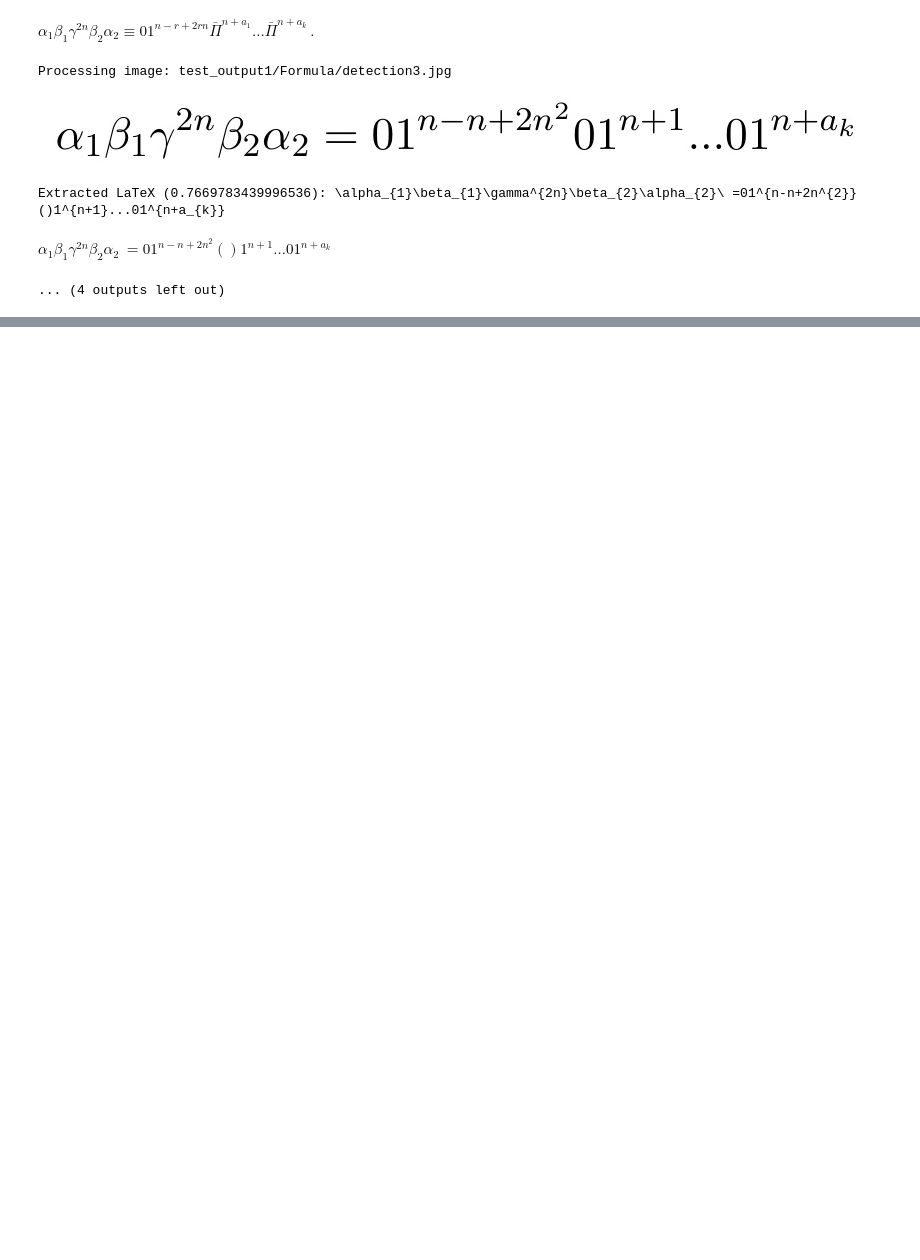
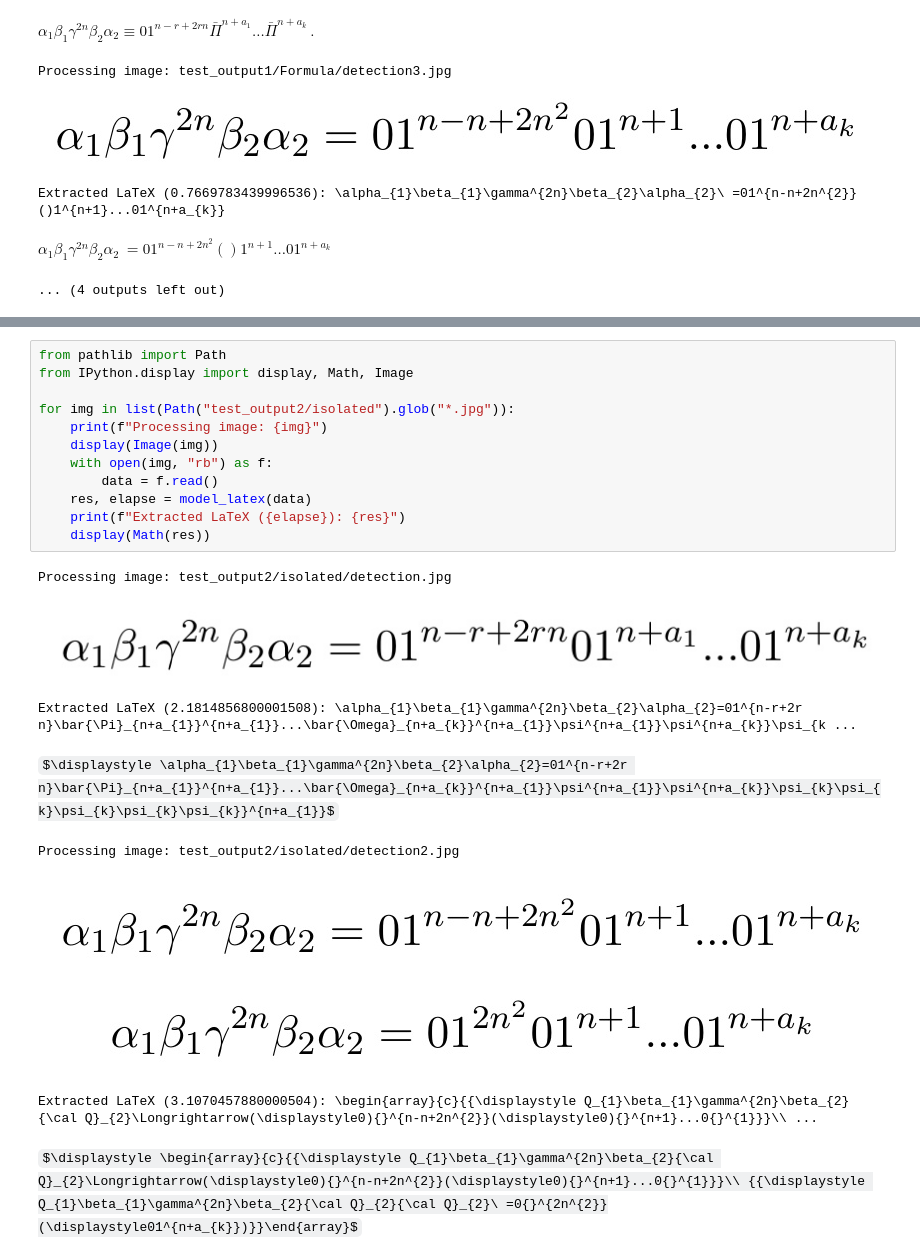
Before and after one commit to nasibulinaa/mipt_mag_diploma, a Jupyter notebook: experiments/initial_analyze/5test_yolo-based.ipynb, the cells around one changed output, grey strips where cells are left out. Drawn from its saved outputs; the diff is of its cells as text; some formulas as TeX source; blank space fills up the shorter version.

Commit message:
more tech tests

```diff
--- a/experiments/initial_analyze/5test_yolo-based.ipynb
+++ b/experiments/initial_analyze/5test_yolo-based.ipynb
@@ -113,0 +129,21 @@ $\displaystyle \alpha_{1}\beta_{1}\gamma^{2n}\beta_{2}\alpha_{2}\ =01^{n-n+2n^{2
+# %%
+from pathlib import Path
+from IPython.display import display, Math, Image
+
+for img in list(Path("test_output2/isolated").glob("*.jpg")):
+    print(f"Processing image: {img}")
+    display(Image(img))
+    with open(img, "rb") as f:
+        data = f.read()
+    res, elapse = model_latex(data)
+    print(f"Extracted LaTeX ({elapse}): {res}")
+    display(Math(res))
+# %% [output]
+Processing image: test_output2/isolated/detection.jpg
+[figure, added]
+Extracted LaTeX (2.1814856800001508): \alpha_{1}\beta_{1}\gamma^{2n}\beta_{2}\alpha_{2}=01^{n-r+2r n}\bar{\Pi}_{n+a_{1}}^{n+a_{1}}...\bar{\Omega}_{n+a_{k}}^{n+a_{1}}\psi^{n+a_{1}}\psi^{n+a_{k}}\psi_{k ...
+$\displaystyle \alpha_{1}\beta_{1}\gamma^{2n}\beta_{2}\alpha_{2}=01^{n-r+2r n}\bar{\Pi}_{n+a_{1}}^{n+a_{1}}...\bar{\Omega}_{n+a_{k}}^{n+a_{1}}\psi^{n+a_{1}}\psi^{n+a_{k}}\psi_{k}\psi_{k}\psi_{k}\psi_{k}\psi_{k}}^{n+a_{1}}$
+Processing image: test_output2/isolated/detection2.jpg
+[figure, added]
+Extracted LaTeX (3.1070457880000504): \begin{array}{c}{{\displaystyle Q_{1}\beta_{1}\gamma^{2n}\beta_{2}{\cal Q}_{2}\Longrightarrow(\displaystyle0){}^{n-n+2n^{2}}(\displaystyle0){}^{n+1}...0{}^{1}}}\\ ...
+$\displaystyle \begin{array}{c}{{\displaystyle Q_{1}\beta_{1}\gamma^{2n}\beta_{2}{\cal Q}_{2}\Longrightarrow(\displaystyle0){}^{n-n+2n^{2}}(\displaystyle0){}^{n+1}...0{}^{1}}}\\ {{\displaystyle Q_{1}\beta_{1}\gamma^{2n}\beta_{2}{\cal Q}_{2}{\cal Q}_{2}\ =0{}^{2n^{2}}(\displaystyle01^{n+a_{k}})}}\end{array}$
```
Also changed, not shown: parts of 2 cells of this notebook, 5 other files.
